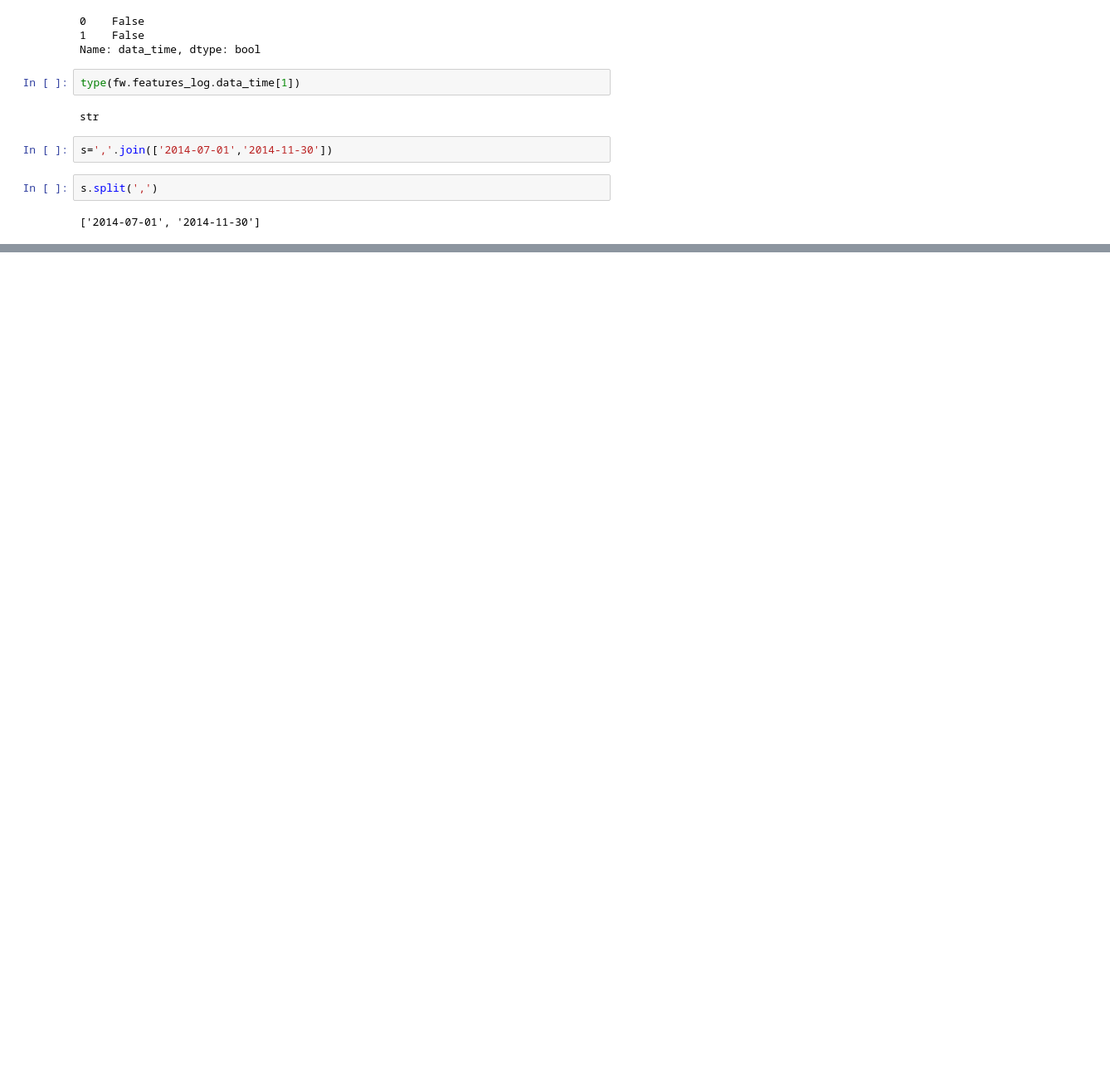
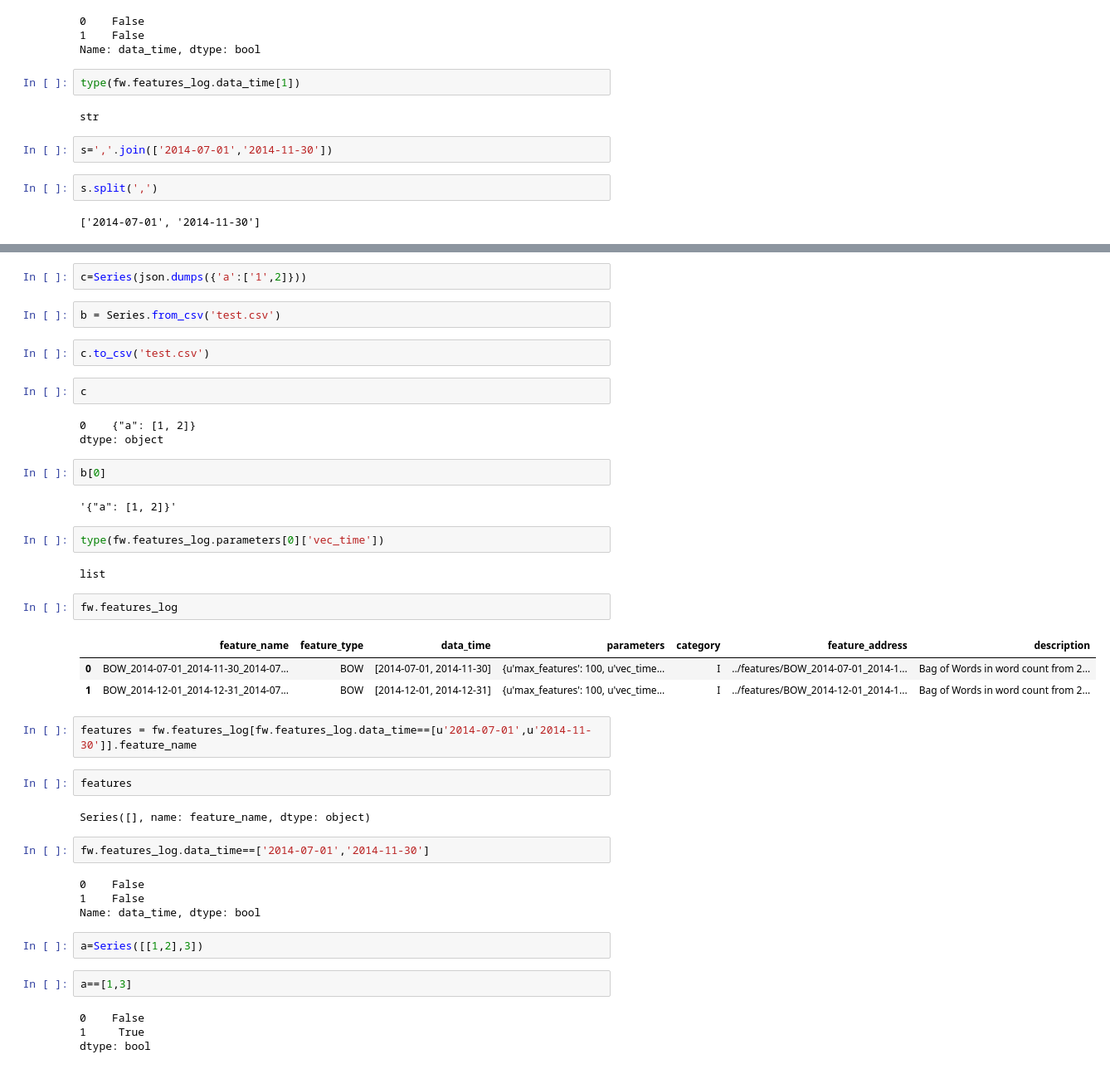
Before and after one commit to JeremyLi28/Data-pipeline-for-Sina-Weibo-Interaction-prediction, a Jupyter notebook: notebooks/tmp.ipynb, the cells around one changed output, grey strips where cells are left out. Shown: that part at 83% size. Cells and saved outputs as stored; diff of their text form; blank space fills up the shorter version.

```diff
--- a/notebooks/tmp.ipynb
+++ b/notebooks/tmp.ipynb
@@ -136,0 +188,45 @@ s.split(',')
+# %%
+c=Series(json.dumps({'a':['1',2]}))
+# %%
+b = Series.from_csv('test.csv')
+# %%
+c.to_csv('test.csv')
+# %%
+c
+# %% [output]
+0    {"a": [1, 2]}
+dtype: object
+# %%
+b[0]
+# %% [output]
+'{"a": [1, 2]}'
+# %%
+type(fw.features_log.parameters[0]['vec_time'])
+# %% [output]
+list
+# %%
+fw.features_log
+# %% [output]
+|  | feature_name | feature_type | data_time | parameters | category | feature_address | description |
+| 0 | BOW_2014-07-01_2014-11-30_2014-07... | BOW | [2014-07-01, 2014-11-30] | {u'max_features': 100, u'vec_time... | I | ../features/BOW_2014-07-01_2014-1... | Bag of Words in word count from 2... |
+| 1 | BOW_2014-12-01_2014-12-31_2014-07... | BOW | [2014-12-01, 2014-12-31] | {u'max_features': 100, u'vec_time... | I | ../features/BOW_2014-12-01_2014-1... | Bag of Words in word count from 2... |
+# %%
+features = fw.features_log[fw.features_log.data_time==[u'2014-07-01',u'2014-11-30']].feature_name
+# %%
+features
+# %% [output]
+Series([], name: feature_name, dtype: object)
+# %%
+fw.features_log.data_time==['2014-07-01','2014-11-30']
+# %% [output]
+0    False
+1    False
+Name: data_time, dtype: bool
+# %%
+a=Series([[1,2],3])
+# %%
+a==[1,3]
+# %% [output]
+0    False
+1     True
+dtype: bool
```
Also changed, not shown: parts of 46 cells of this notebook, 25 other files.
